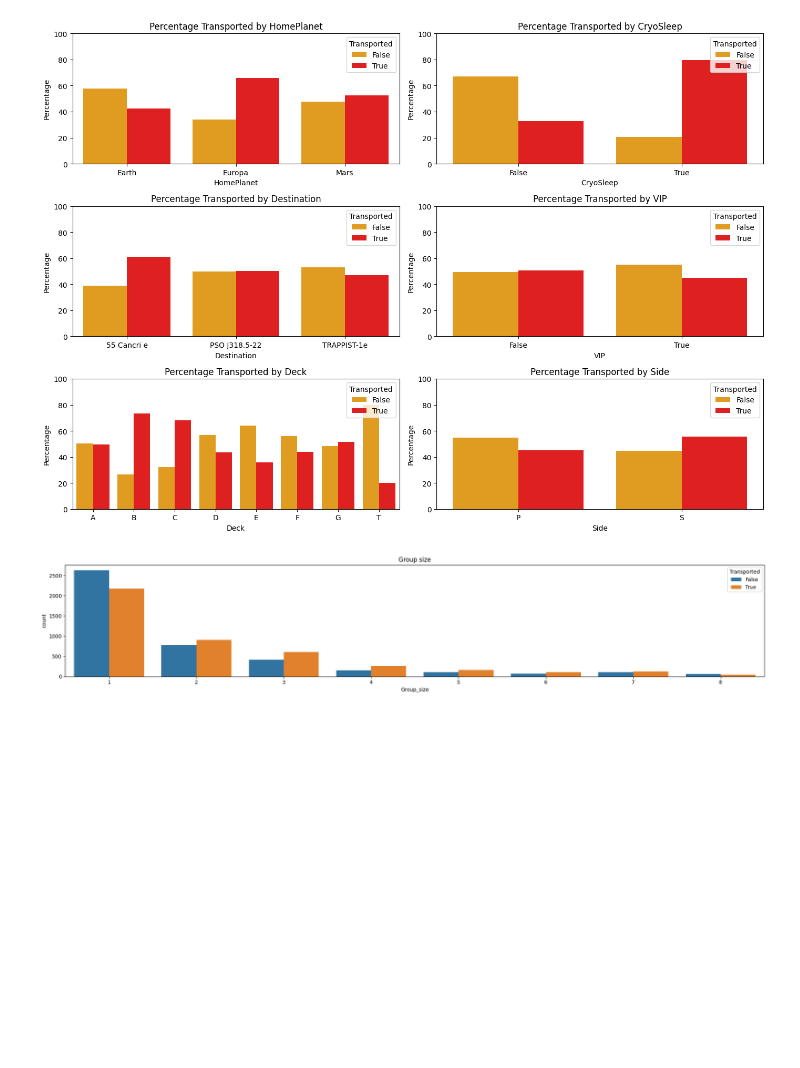
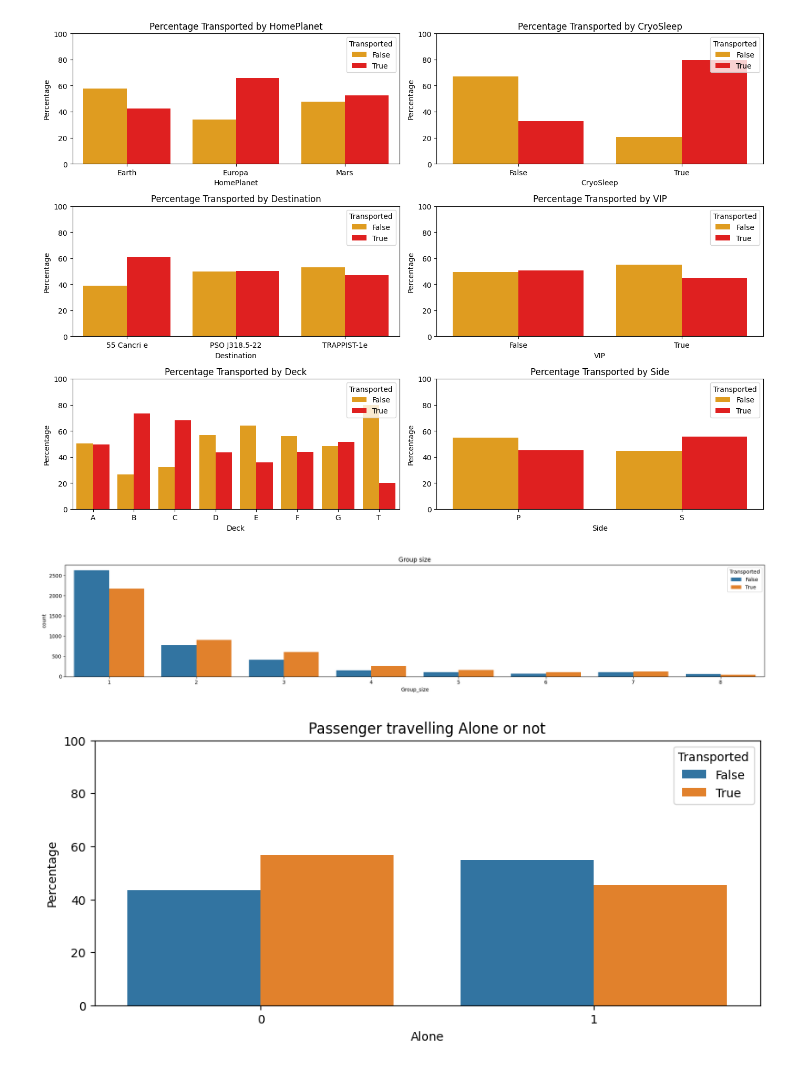
Before and after one commit to 7PAM2015-0509-2023-Group17/Kaggle-Challenge, a Jupyter notebook: Kaggle_Challenge_notebook.ipynb, the cells around one changed output. Drawn from its saved outputs; the diff is of its cells as text; code cells hidden in the pictures; blank space fills up the shorter version.

```diff
--- a/Kaggle_Challenge_notebook.ipynb
+++ b/Kaggle_Challenge_notebook.ipynb
@@ -226,3 +226,21 @@ plt.title('Group size')
 plt.tight_layout()
 # %% [output]
 [figure]
+# %%
+# Create the 'alone' feature
+train['Alone'] = (train['Group_size'] == 1).astype(int)
+test['Alone'] = (test['Group_size'] == 1).astype(int)
+
+# Calculate the percentages
+alone_counts = train.groupby(['Alone', 'Transported']).size().unstack()
+alone_percentages = alone_counts.div(alone_counts.sum(axis=1), axis=0) * 100
+
+# Plot the percentages
+plt.figure(figsize=(10, 4))
+sns.barplot(data=alone_percentages.reset_index().melt(id_vars='Alone'), x='Alone', y='value', hue='Transported')
+plt.title('Passenger travelling Alone or not')
+plt.ylabel('Percentage')
+plt.ylim([0, 100])
+plt.show()
+# %% [output]
+[figure, added]
```
